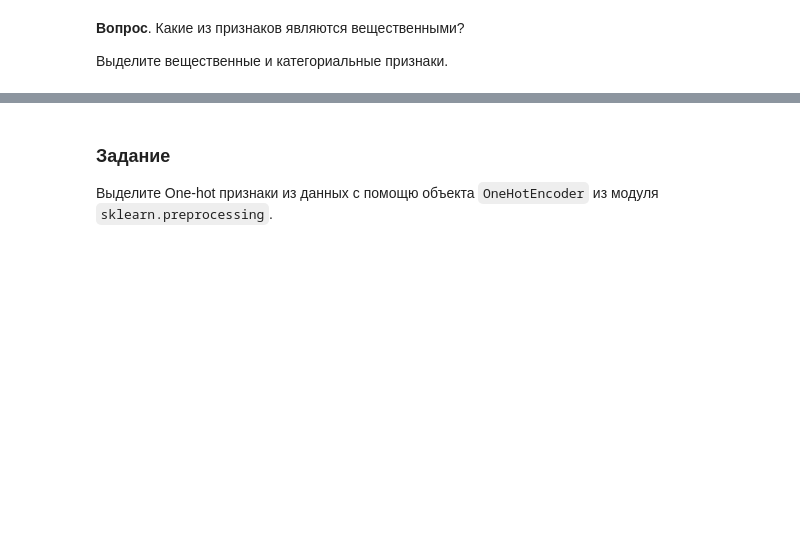
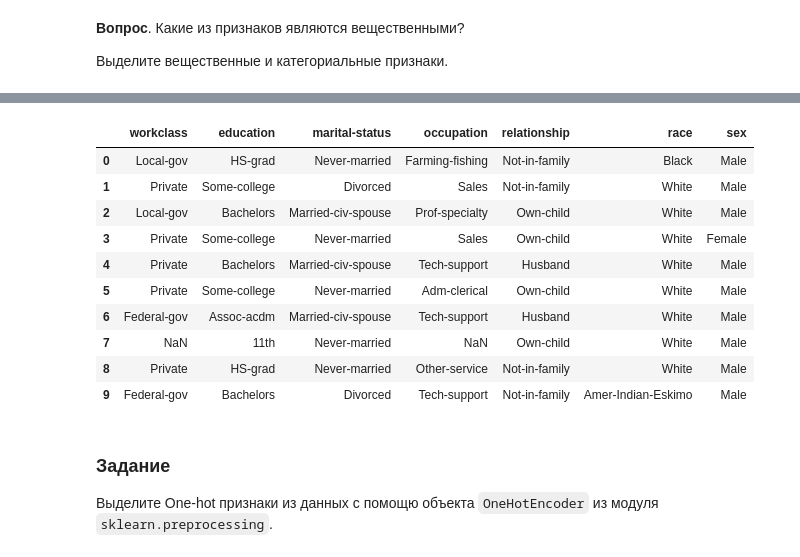
Before and after one commit to 05-515/-, a Jupyter notebook: 20_1_hw_ensembles.ipynb, the cells around one changed output, grey strips where cells are left out. Cells and saved outputs as stored; diff of their text form; code cells hidden in the pictures; blank space fills up the shorter version.

```diff
--- a/20_1_hw_ensembles.ipynb
+++ b/20_1_hw_ensembles.ipynb
@@ -95,8 +149,20 @@ real_data[:10]
 # %%
-cat_columns = [<ВАШ КОД>]
+cat_columns = data.select_dtypes(include=['object', 'category','string']).columns.tolist()
 
 cat_data = data[cat_columns]
 cat_data[:10]
+# %% [output]
+|  | workclass | education | marital-status | occupation | relationship | race | sex |
+| 0 | Local-gov | HS-grad | Never-married | Farming-fishing | Not-in-family | Black | Male |
+| 1 | Private | Some-college | Divorced | Sales | Not-in-family | White | Male |
+| 2 | Local-gov | Bachelors | Married-civ-spouse | Prof-specialty | Own-child | White | Male |
+| 3 | Private | Some-college | Never-married | Sales | Own-child | White | Female |
+| 4 | Private | Bachelors | Married-civ-spouse | Tech-support | Husband | White | Male |
+| 5 | Private | Some-college | Never-married | Adm-clerical | Own-child | White | Male |
+| 6 | Federal-gov | Assoc-acdm | Married-civ-spouse | Tech-support | Husband | White | Male |
+| 7 | NaN | 11th | Never-married | NaN | Own-child | White | Male |
+| 8 | Private | HS-grad | Never-married | Other-service | Not-in-family | White | Male |
+| 9 | Federal-gov | Bachelors | Divorced | Tech-support | Not-in-family | Amer-Indian-Eskimo | Male |
 # %% [markdown]
 ### Задание
 Выделите One-hot признаки из данных с помощю объекта `OneHotEncoder` из модуля `sklearn.preprocessing`.
```
Also changed, not shown: parts of 25 cells of this notebook, 1 other file.
